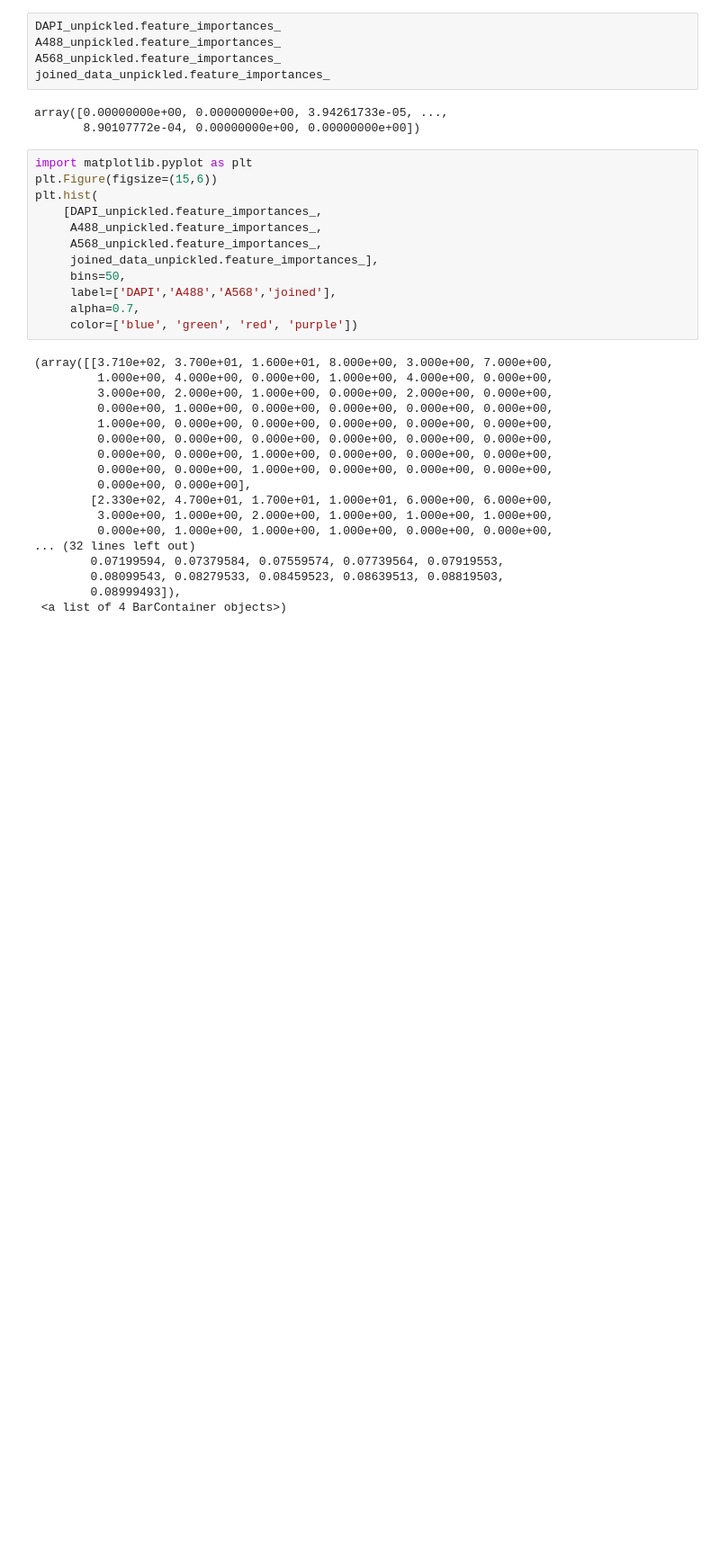
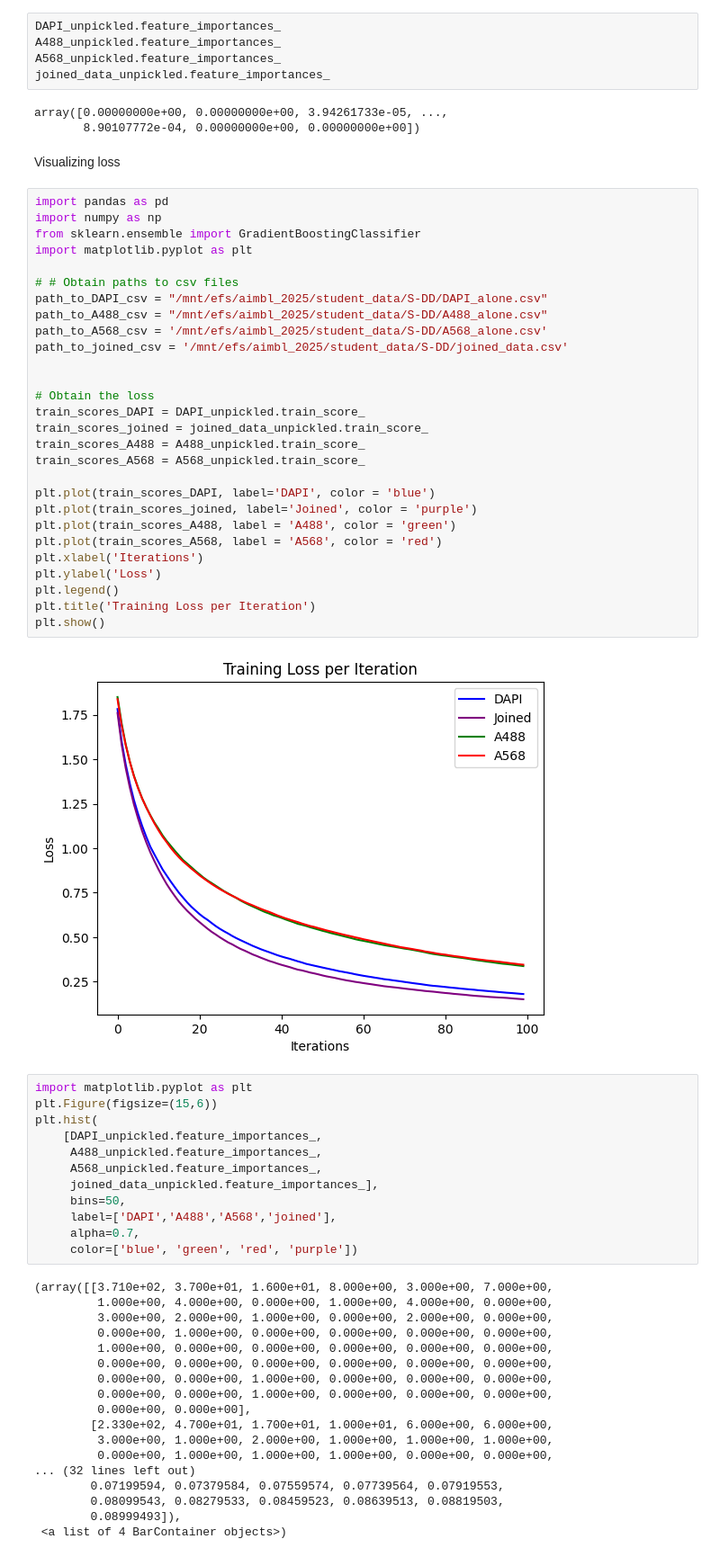
Before and after one commit to LDM-labstuff/masketeers, a Jupyter notebook: notebooks/nucleolar_classifier_exploration.ipynb, the cells around one changed output. Shown at 90% size. Saved outputs shown, nothing was run; the diff lists cells and outputs as text; blank space fills up the shorter version.

```diff
--- a/notebooks/nucleolar_classifier_exploration.ipynb
+++ b/notebooks/nucleolar_classifier_exploration.ipynb
@@ -20,6 +20,38 @@ joined_data_unpickled.feature_importances_
 # %% [output]
 array([0.00000000e+00, 0.00000000e+00, 3.94261733e-05, ...,
        8.90107772e-04, 0.00000000e+00, 0.00000000e+00])
+# %% [markdown]
+Visualizing loss
+# %%
+import pandas as pd
+import numpy as np
+from sklearn.ensemble import GradientBoostingClassifier
+import matplotlib.pyplot as plt
+
+# # Obtain paths to csv files
+path_to_DAPI_csv = "/mnt/efs/aimbl_2025/student_data/S-DD/DAPI_alone.csv"
+path_to_A488_csv = "/mnt/efs/aimbl_2025/student_data/S-DD/A488_alone.csv"
+path_to_A568_csv = '/mnt/efs/aimbl_2025/student_data/S-DD/A568_alone.csv'
+path_to_joined_csv = '/mnt/efs/aimbl_2025/student_data/S-DD/joined_data.csv'
+
+
+# Obtain the loss
+train_scores_DAPI = DAPI_unpickled.train_score_
+train_scores_joined = joined_data_unpickled.train_score_
+train_scores_A488 = A488_unpickled.train_score_
+train_scores_A568 = A568_unpickled.train_score_
+
+plt.plot(train_scores_DAPI, label='DAPI', color = 'blue')
+plt.plot(train_scores_joined, label='Joined', color = 'purple')
+plt.plot(train_scores_A488, label = 'A488', color = 'green')
+plt.plot(train_scores_A568, label = 'A568', color = 'red')
+plt.xlabel('Iterations')
+plt.ylabel('Loss')
+plt.legend()
+plt.title('Training Loss per Iteration')
+plt.show()
+# %% [output]
+[figure, added]
 # %%
 import matplotlib.pyplot as plt
 plt.Figure(figsize=(15,6))
```
Also changed, not shown: parts of 4 cells of this notebook, 11 other files.
